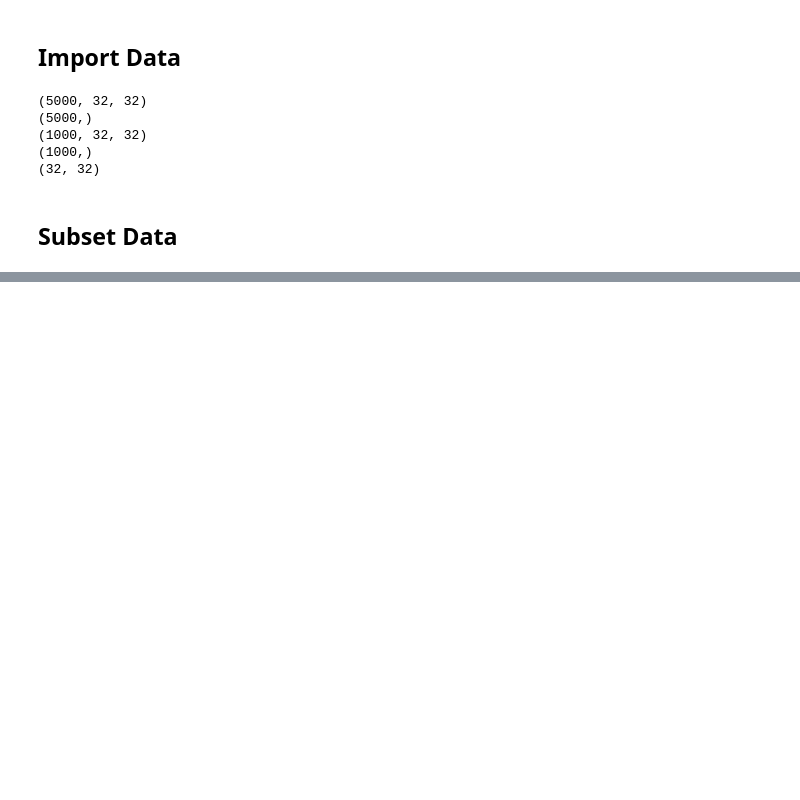
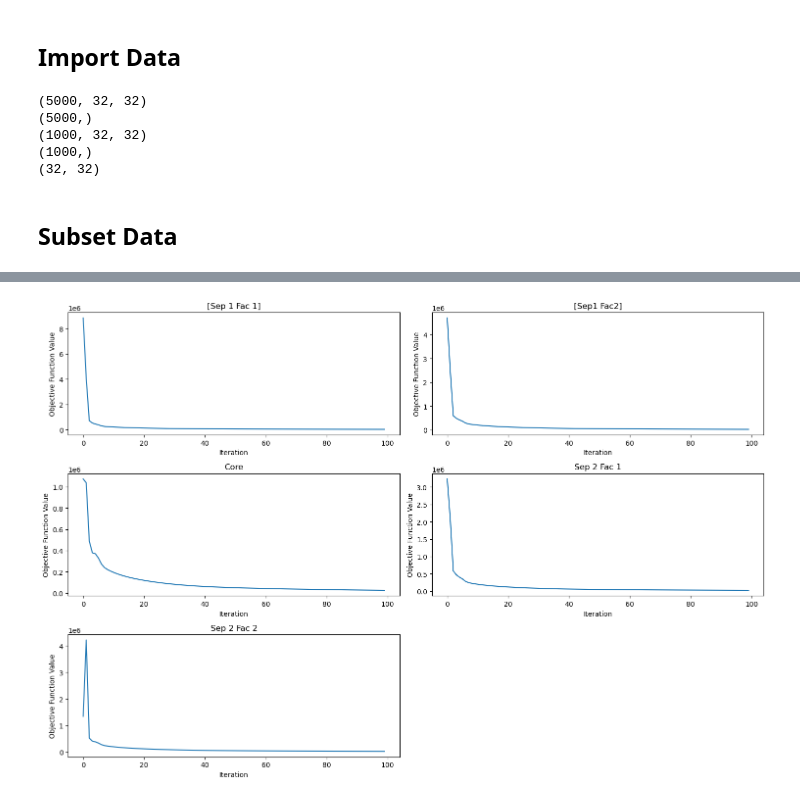
Before and after one commit to LaKrAmA95/LSR-Tensor-Ridge-Regression, a Jupyter notebook: PyTorch Solver_From_Scratch/Jupyter Notebooks/Tensor_Pipeline_Rama_all_at_once.ipynb, the cells around one changed output, grey strips where cells are left out. Drawn from its saved outputs; the diff is of its cells as text; code cells hidden in the pictures; blank space fills up the shorter version.

```diff
--- a/PyTorch Solver_From_Scratch/Jupyter Notebooks/Tensor_Pipeline_Rama_all_at_once.ipynb
+++ b/PyTorch Solver_From_Scratch/Jupyter Notebooks/Tensor_Pipeline_Rama_all_at_once.ipynb
@@ -48,7 +49,7 @@ print(data[4].shape)
 # %% [markdown]
 ## Subset Data
 # %%
-n_train_all = [650]
+n_train_all = [1000]
 n_test = 100
 
 tensor_dimensions = np.array([32, 32])
@@ -61,6 +62,7 @@ for i,n_train in enumerate(n_train_all):
   #Subset X_train and Y_train
   X_train = X_train_Full[0:(n_train),:,:]
   Y_train = Y_train_Full[0:(n_train)]
+
 
   #Subset X_test and Y_test
   X_test = X_test_Full[0:(n_test),:,:]
@@ -103,12 +105,12 @@ for i,n_train in enumerate(n_train_all):
   alphas = [0,0.1,0.3, 0.5, 0.7, 0.9, 1, 1.5, 2, 2.5, 3, 5, 4,10,15,20,50,100]
 
   #Define Number of Folds we want
-  k_folds = 10
-  hypers = {'max_iter': 200, 'threshold': 1e-4, 'ranks': tuple(tensor_mode_ranks), 'separation_rank': separation_rank}
+  k_folds = 5
+  hypers = {'max_iter': 100, 'threshold': 1e-4, 'ranks': tuple(tensor_mode_ranks), 'separation_rank': separation_rank}
   lambda1, validation_normalized_estimation_error, validation_nmse_losses, validation_correlations, validation_R2_scores, objective_function_information = KFoldCV(X_train, Y_train, B_tensored, alphas, k_folds, hypers,Y_train_mean)
 
-  hypers = {'max_iter': 200, 'threshold': 1e-4, 'ranks': tuple(tensor_mode_ranks), 'separation_rank': separation_rank}
-  normalized_estimation_error, test_nmse_loss, test_R2_loss, test_correlation, objective_function_values = train_test(X_train, Y_train, X_test, Y_test, B_tensored, lambda1, hypers, Y_train_mean,intercept= False)
+  hypers = {'max_iter': 100, 'threshold': 1e-4, 'ranks': tuple(tensor_mode_ranks), 'separation_rank': separation_rank}
+  normalized_estimation_error, test_nmse_loss, test_R2_loss, test_correlation, objective_function_values = train_test(X_train, Y_train, X_test, Y_test, B_tensored, lambda1, hypers, Y_train_mean)
 
   #Get current time and store in variable
   formatted_time = datetime.datetime.now().strftime("%Y-%m-%d %H:%M:%S")
@@ -139,0 +170,42 @@ AttributeError: 'LSR_tensor_dot' object has no attribute 'device'
+# %%
+# Set up a figure to hold all the subplots
+plt.figure(figsize=(15, 10))
+
+# Plot each specified slice in a different subplot
+plt.subplot(3, 2, 1)  # 3 rows, 2 columns, 1st subplot
+plt.plot(objective_function_values[0, 0, :], label='[0,0,:]')
+plt.title('[Sep 1 Fac 1]')
+plt.xlabel('Iteration')
+plt.ylabel('Objective Function Value')
+
+plt.subplot(3, 2, 2)  # 3 rows, 2 columns, 2nd subplot
+plt.plot(objective_function_values[0, 1, :], label='[0,1,:]')
+plt.title('[Sep1 Fac2]')
+plt.xlabel('Iteration')
+plt.ylabel('Objective Function Value')
+
+plt.subplot(3, 2, 3)  # 3 rows, 2 columns, 3rd subplot
+plt.plot(objective_function_values[0, 2, :], label='[0,2,:]')
+plt.title('Core')
+plt.xlabel('Iteration')
+plt.ylabel('Objective Function Value')
+
+plt.subplot(3, 2, 4)  # 3 rows, 2 columns, 4th subplot
+plt.plot(objective_function_values[1, 0, :], label='[1,0,:]')
+plt.title('Sep 2 Fac 1')
+plt.xlabel('Iteration')
+plt.ylabel('Objective Function Value')
+
+plt.subplot(3, 2, 5)  # 3 rows, 2 columns, 5th subplot
+plt.plot(objective_function_values[1, 1, :], label='[1,1,:]')
+plt.title('Sep 2 Fac 2')
+plt.xlabel('Iteration')
+plt.ylabel('Objective Function Value')
+
+# Adjust the layout so that all subplots are spaced nicely
+plt.tight_layout()
+
+# Show the plot
+plt.show()
+# %% [output]
+[figure, added]
```
Also changed, not shown: parts of 2 cells of this notebook, 8 other files.
